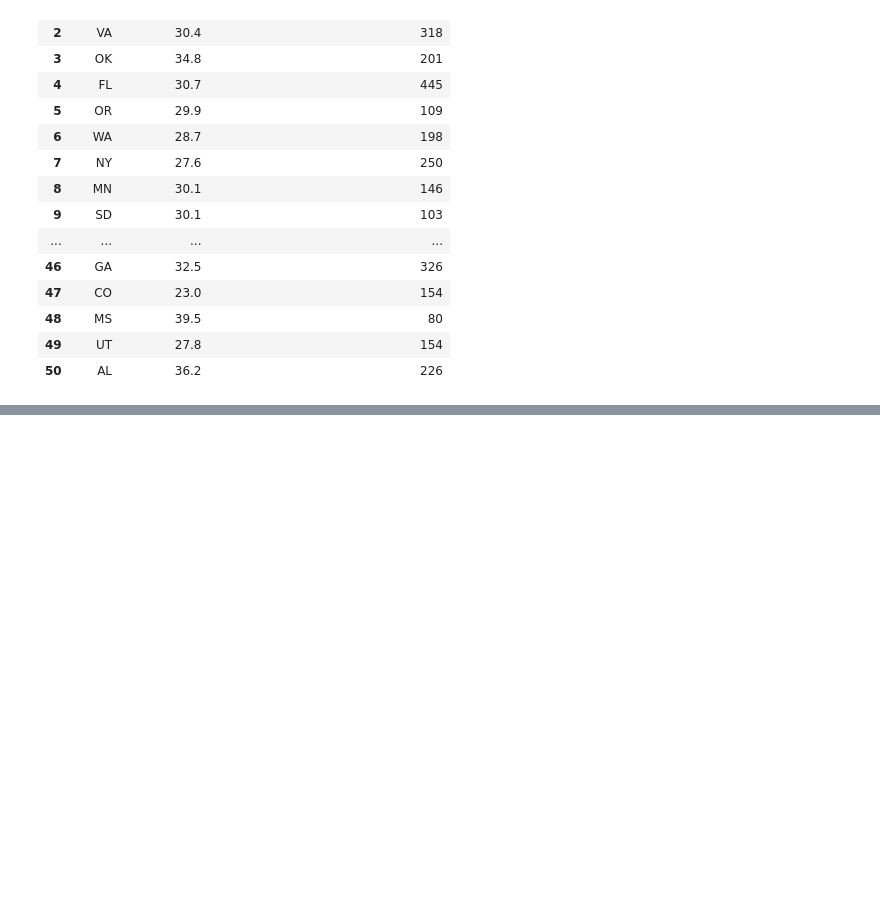
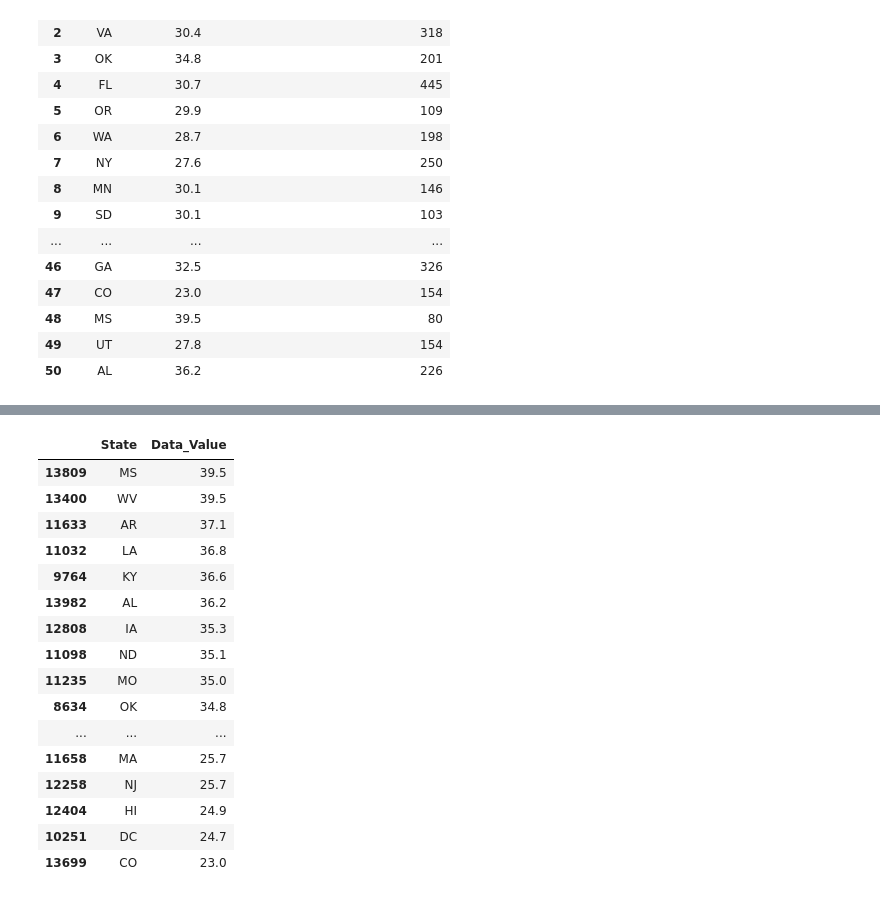
Before and after one commit to atpappa/Project1, a Jupyter notebook: DataExploration/FastFood.ipynb, the cells around one changed output, grey strips where cells are left out. Drawn from its saved outputs; the diff is of its cells as text; code cells hidden in the pictures; blank space fills up the shorter version.

```diff
--- a/DataExploration/FastFood.ipynb
+++ b/DataExploration/FastFood.ipynb
@@ -529,0 +654,20 @@ plt.show()
+# %%
+remove_na
+# %% [output]
+|  | State | Data_Value |
+| 13809 | MS | 39.5 |
+| 13400 | WV | 39.5 |
+| 11633 | AR | 37.1 |
+| 11032 | LA | 36.8 |
+| 9764 | KY | 36.6 |
+| 13982 | AL | 36.2 |
+| 12808 | IA | 35.3 |
+| 11098 | ND | 35.1 |
+| 11235 | MO | 35.0 |
+| 8634 | OK | 34.8 |
+| ... | ... | ... |
+| 11658 | MA | 25.7 |
+| 12258 | NJ | 25.7 |
+| 12404 | HI | 24.9 |
+| 10251 | DC | 24.7 |
+| 13699 | CO | 23.0 |
```
Also changed, not shown: parts of 16 cells of this notebook, 3 other files.
